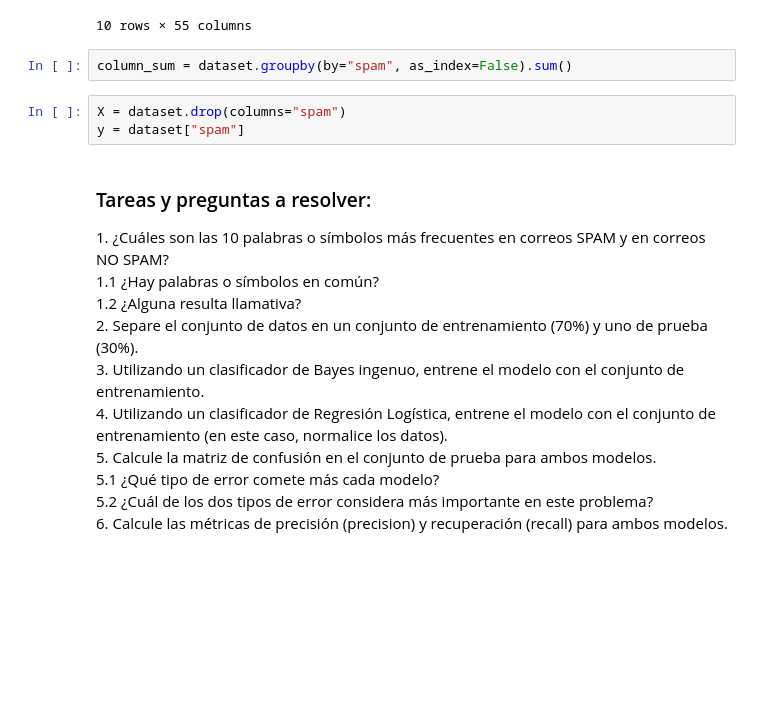
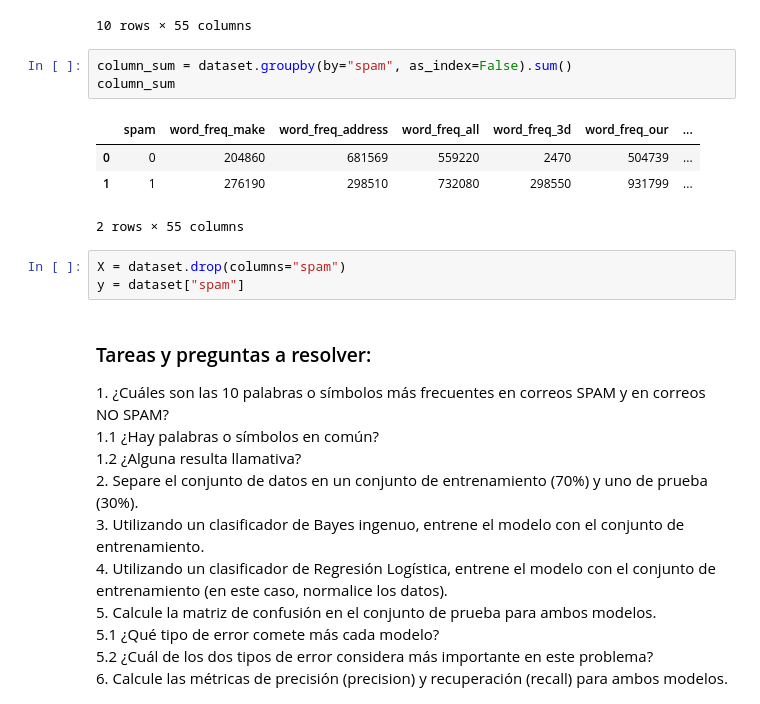
Before and after one commit to ArielMatC/iia-g4, a Jupyter notebook: trabajo_practico_3/TP3.ipynb, the cells around one changed output. Drawn from its saved outputs; the diff is of its cells as text; blank space fills up the shorter version.

```diff
--- a/trabajo_practico_3/TP3.ipynb
+++ b/trabajo_practico_3/TP3.ipynb
@@ -27,6 +27,12 @@ dataset.head(10)
 10 rows × 55 columns
 # %%
 column_sum = dataset.groupby(by="spam", as_index=False).sum()
+column_sum
+# %% [output]
+|  | spam | word_freq_make | word_freq_address | word_freq_all | word_freq_3d | word_freq_our | ... |
+| 0 | 0 | 204860 | 681569 | 559220 | 2470 | 504739 | ... |
+| 1 | 1 | 276190 | 298510 | 732080 | 298550 | 931799 | ... |
+2 rows × 55 columns
 # %%
 X = dataset.drop(columns="spam")
 y = dataset["spam"]
```
Also changed, not shown: parts of 5 cells of this notebook.
